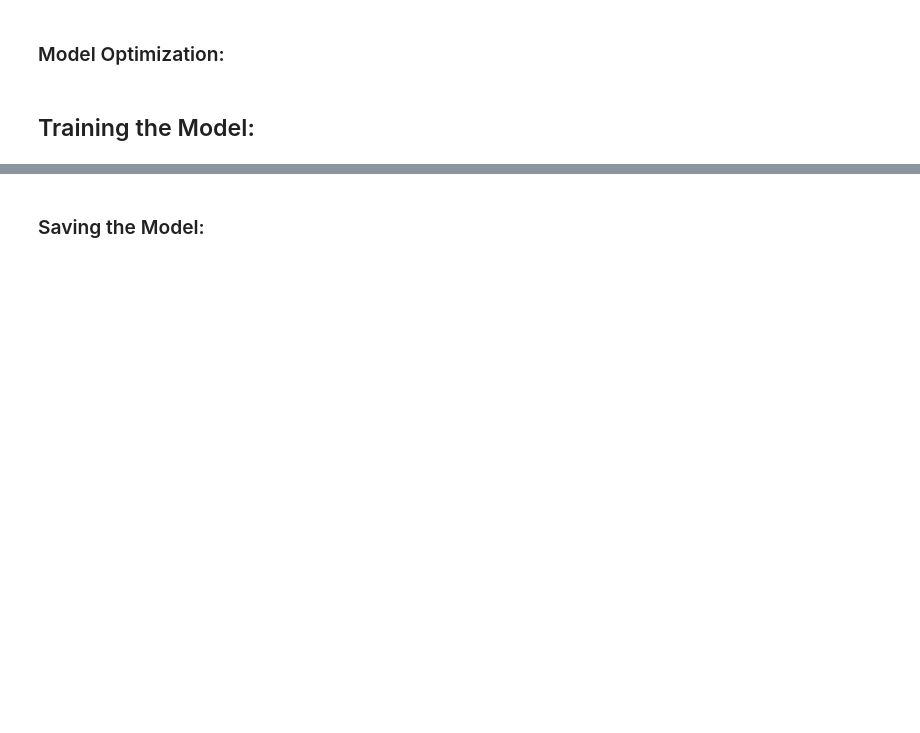
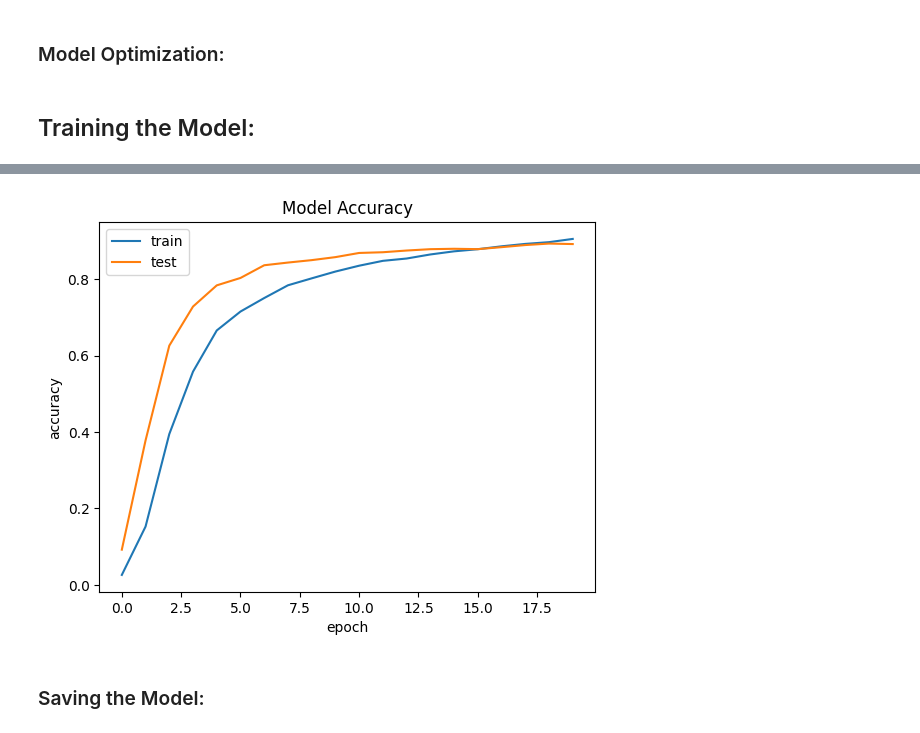
Before and after one commit to 37743/37743, a Jupyter notebook: nn-arabic-handwriting-320210207.ipynb, the cells around one changed output, grey strips where cells are left out. Drawn from its saved outputs; the diff is of its cells as text; code cells hidden in the pictures; blank space fills up the shorter version.

```diff
--- a/nn-arabic-handwriting-320210207.ipynb
+++ b/nn-arabic-handwriting-320210207.ipynb
@@ -217,3 +206,13 @@ plt.show()
+# %%
+plt.plot(h1.history['accuracy'])
+plt.plot(h1.history['val_accuracy'])
+plt.title('Model Accuracy')
+plt.ylabel('accuracy')
+plt.xlabel('epoch')
+plt.legend(['train', 'test'], loc='upper left')
+plt.show()
+# %% [output]
+[figure, added]
 # %% [markdown]
 ### Saving the Model:
 # %% [markdown]
```
Also changed, not shown: parts of 17 cells of this notebook.
